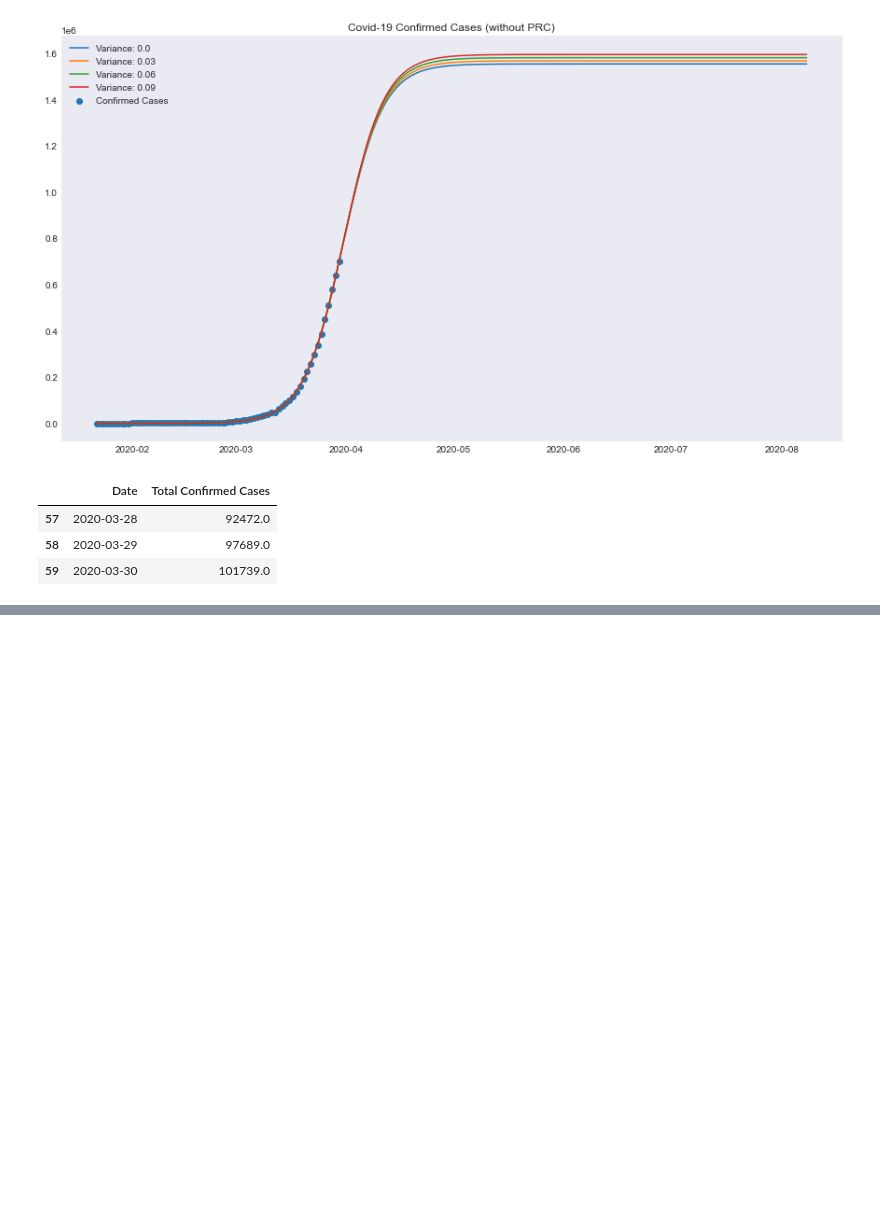
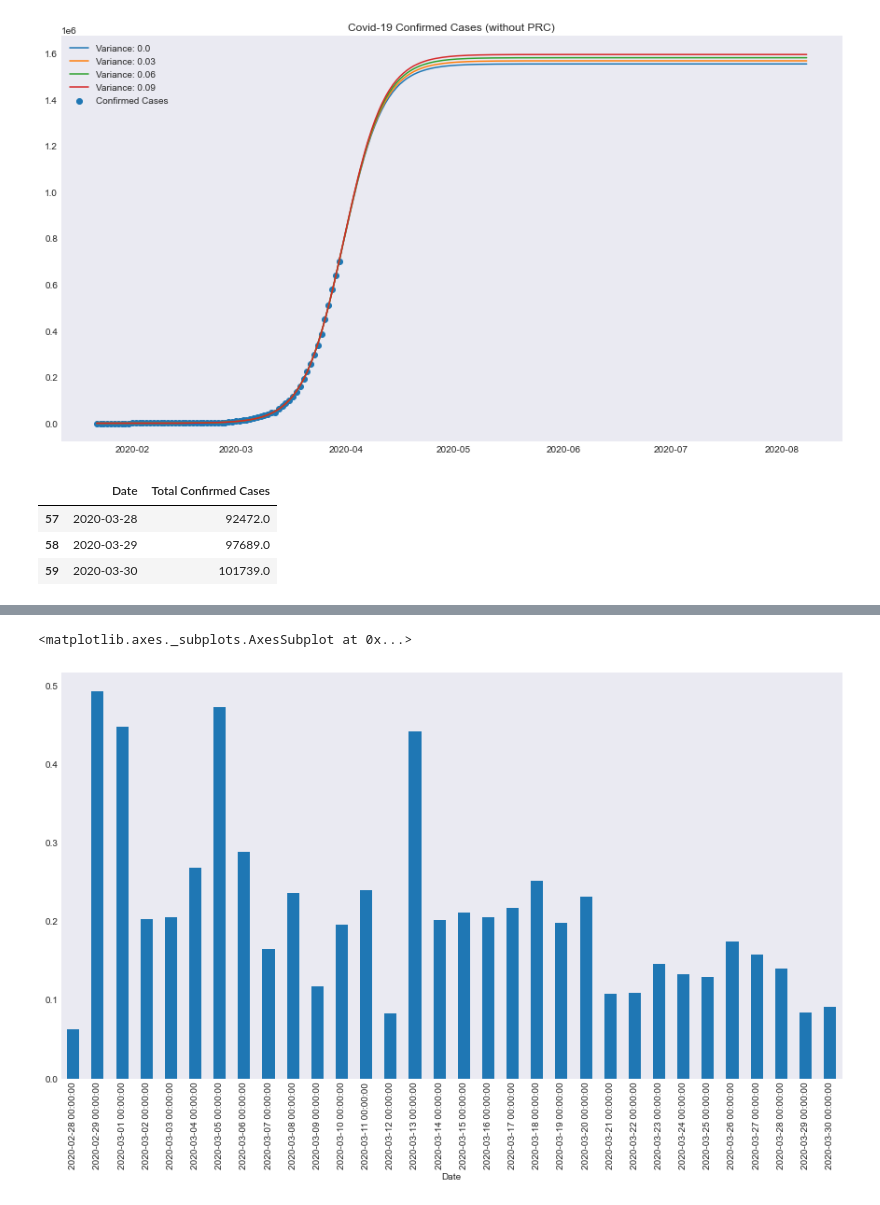
Before and after one commit to JakobRohrhirsch/COVID-19-JHU-CSSE-Analysis, a Jupyter notebook: COVID-19 Fit.ipynb, the cells around one changed output, grey strips where cells are left out. Drawn from its saved outputs; the diff is of its cells as text; code cells hidden in the pictures; blank space fills up the shorter version.

```diff
--- a/COVID-19 Fit.ipynb
+++ b/COVID-19 Fit.ipynb
@@ -267,0 +308,7 @@ fig.update_layout(showlegend=False,title = 'Total Confirmed Cases')
+# %%
+germany['growth rate'] = germany['Daily New Cases'] / germany['Active Cases']
+# %%
+germany['growth rate'].iloc[-32:].plot.bar()
+# %% [output]
+<matplotlib.axes._subplots.AxesSubplot at 0x...>
+[figure, added]
```
Also changed, not shown: parts of 5 cells of this notebook.
